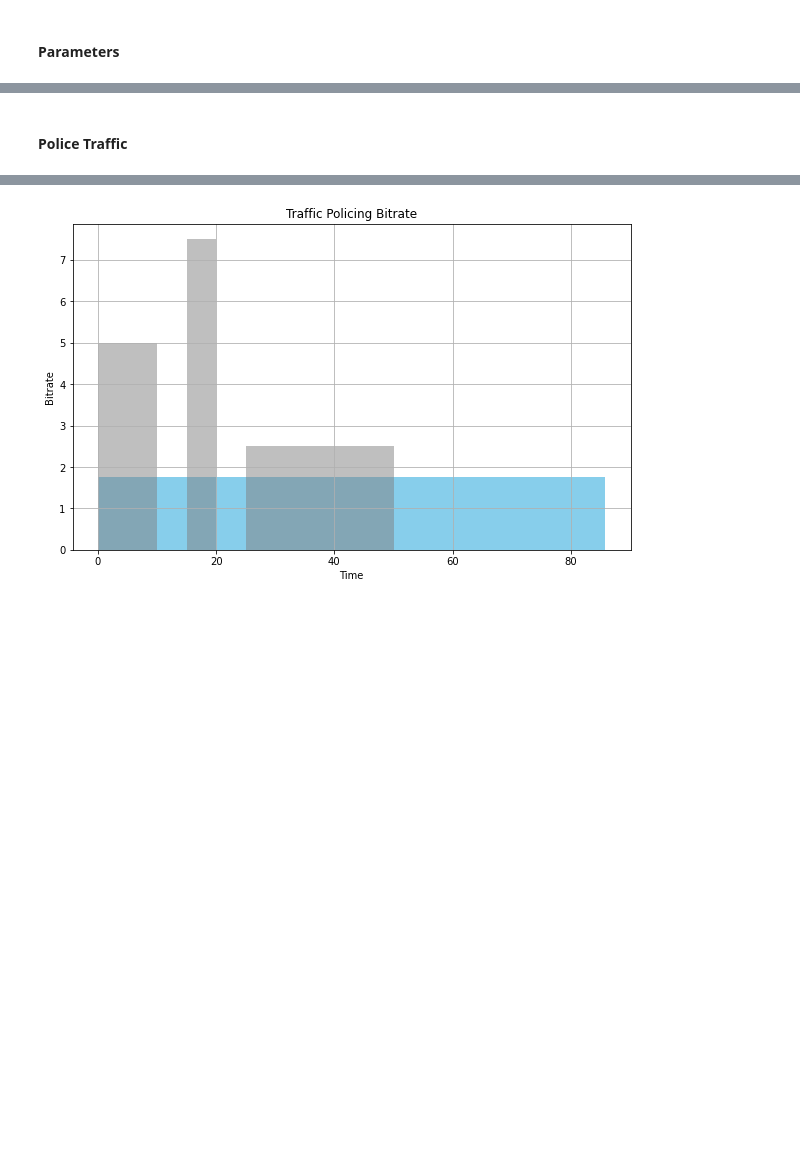
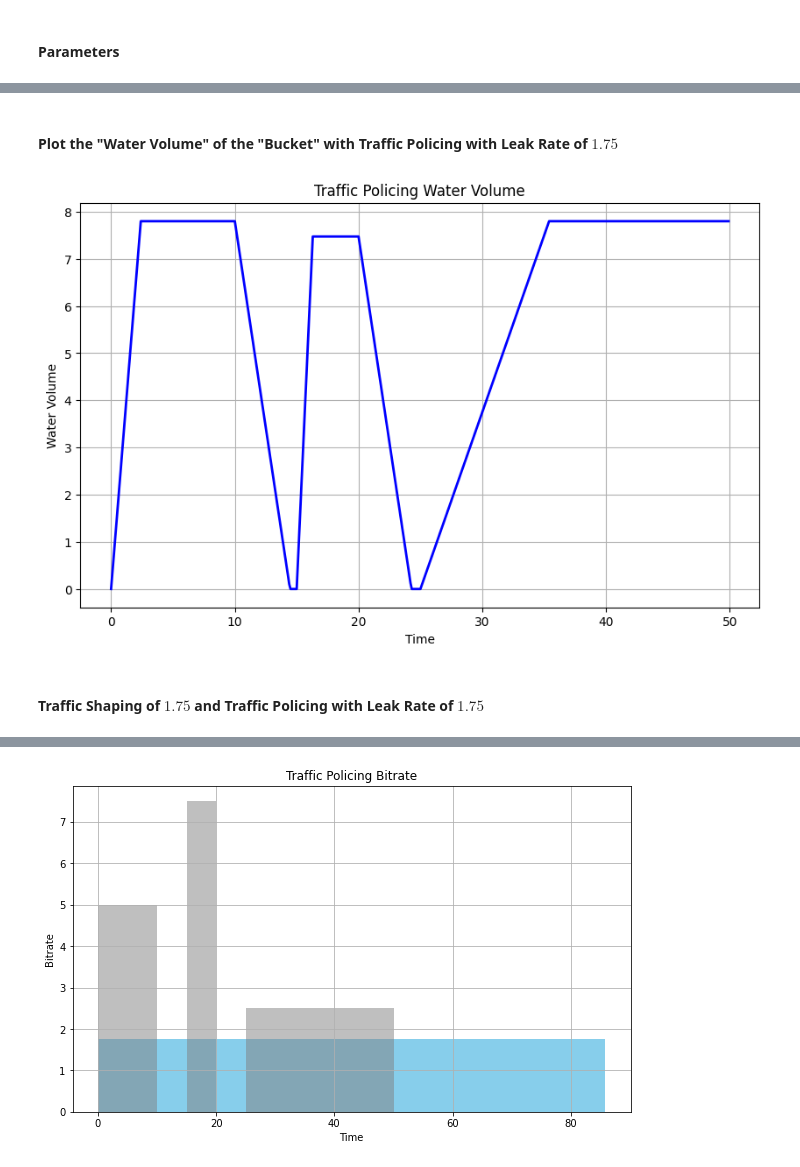
Before and after one commit to VictorianHues/NetworkedSystemsHomework, a Jupyter notebook: HW2/hw2_Peterson_15476758.ipynb, the cells around one changed output, grey strips where cells are left out. Drawn from its saved outputs; the diff is of its cells as text; code cells hidden in the pictures; blank space fills up the shorter version.

```diff
--- a/HW2/hw2_Peterson_15476758.ipynb
+++ b/HW2/hw2_Peterson_15476758.ipynb
@@ -499,10 +532,24 @@ timestepSize = 0.1
+# %% [markdown]
+#### Plot the "Water Volume" of the "Bucket" with Traffic Policing with Leak Rate of $1.75$
+# %%
+plt.figure(figsize=(10, 6))
+
+plt.plot(policingTime3, waterlevelArray3, color='blue', linewidth=2)
+plt.xlabel('Time')
+plt.ylabel('Water Volume')
+plt.title('Traffic Policing Water Volume')
+plt.grid(True)
+
+plt.show()
+# %% [output]
+[figure, added]
+# %% [markdown]
+#### Traffic Shaping of $1.75$ and Traffic Policing with Leak Rate of $1.75$
 # %%
 shapedTraffic3 = trafficShaping(traffic, shapingRate)
 # %%
 # Convert Shaped traffic to dictionary to then be policed
 dictShapedTraffic3 = {timespan: rate for timespan, rate in shapedTraffic3}
-# %% [markdown]
-#### Police Traffic
 # %%
 policingTime2, policingUnmarked2, policingTrafficRate2, tokensArray2, waterlevelArray2 = trafficPolicing(dictShapedTraffic3, leakRate2, burstTolerance2, timestepSize)
 # %% [markdown]
```
Also changed, not shown: parts of 17 cells of this notebook.
